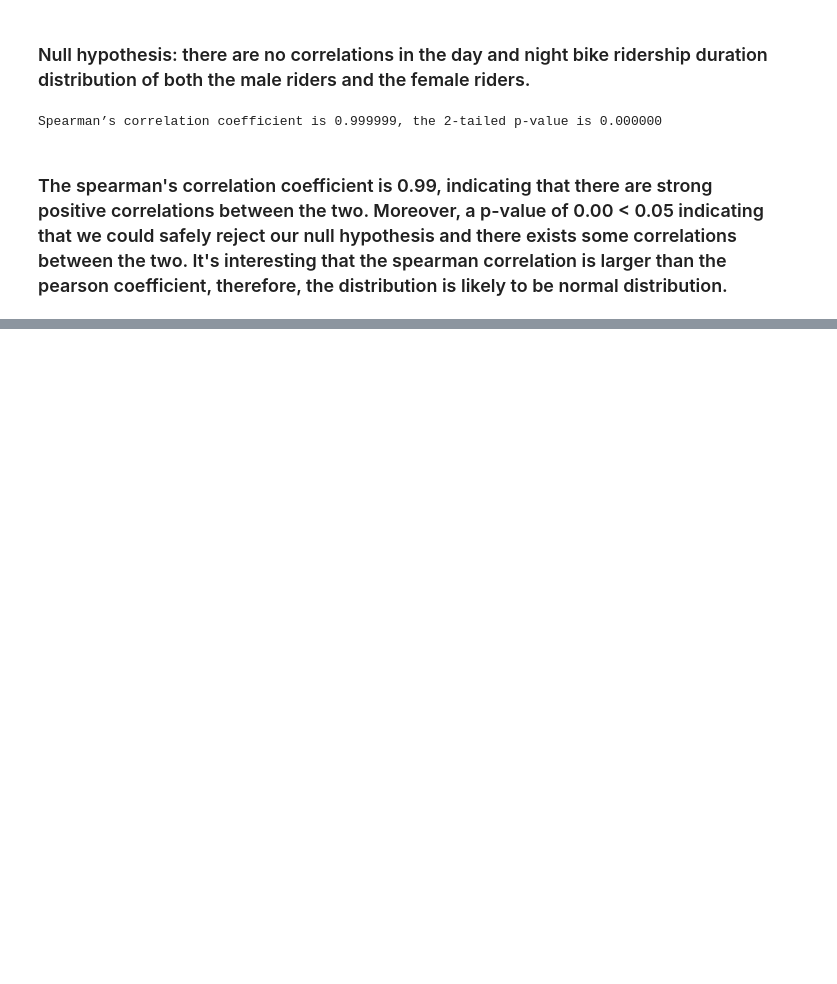
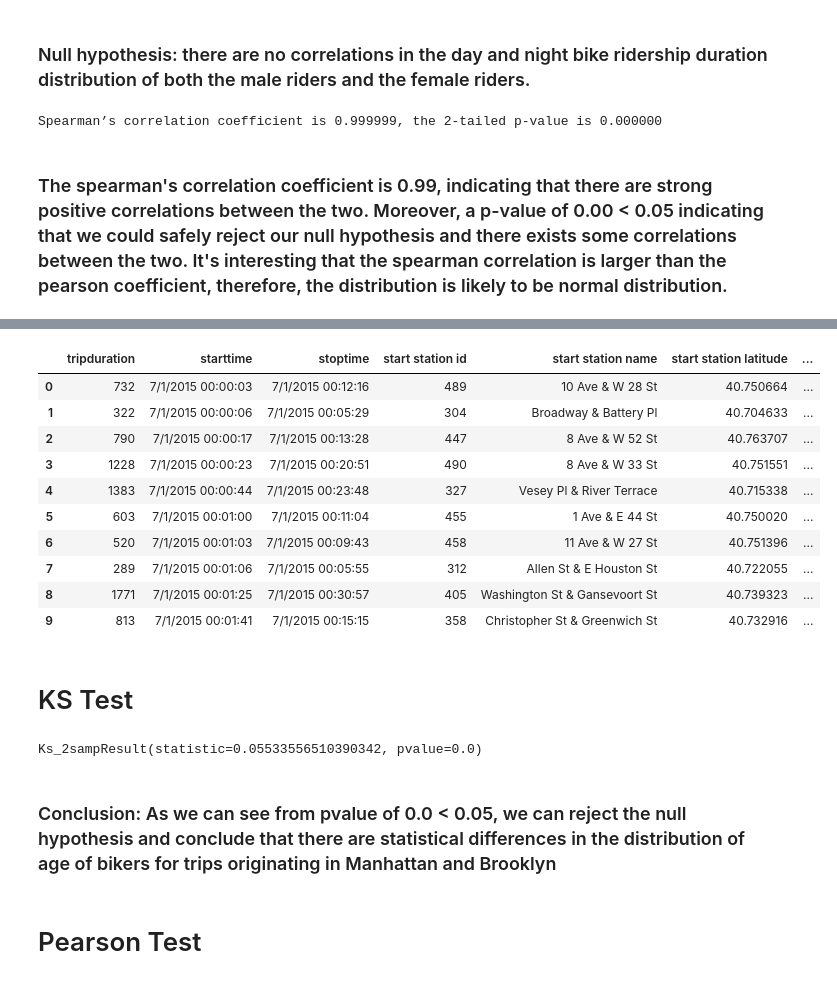
Before and after one commit to ace-gabriel/PUI2018_ty1045, a Jupyter notebook: HW6_ty1045/Assignment4_ty1045.ipynb, the cells around one changed output, grey strips where cells are left out. Saved outputs shown, nothing was run; the diff lists cells and outputs as text; code cells hidden in the pictures; blank space fills up the shorter version.

```diff
--- a/HW6_ty1045/Assignment4_ty1045.ipynb
+++ b/HW6_ty1045/Assignment4_ty1045.ipynb
@@ -483,0 +490,41 @@ Spearman’s correlation coefficient is 0.999999, the 2-tailed p-value is 0.0000
+# %%
+# We will still make use of the previous data from 2015.7 and 2015.8
+# Use the max & min coordinates of Manhattan and Brooklyn to obtain borough
+# get this idea online by searching in stack overflow
+B_MIN_LONG = -74.0418978864012
+B_MIN_LAT = 40.5695382235533
+B_MAX_LONG = -73.8335606267475
+B_MAX_LAT = 40.7391362164936
+
+M_MIN_LONG = -74.0477310881111
+M_MIN_LAT = 40.68292519539
+M_MAX_LONG = -73.9066524219675
+M_MAX_LAT = 40.8790463395808
+# %%
+def get_area(row):
+
+    if (B_MIN_LAT <= row['start station latitude'] <= B_MAX_LAT) \
+    &(B_MIN_LONG <= row['start station longitude'] <= B_MAX_LONG):
+        return 'Brooklyn'
+
+    elif (M_MIN_LAT <= row['start station latitude'] <= M_MAX_LAT)\
+    &(M_MIN_LONG <= row['start station longitude'] <= M_MAX_LONG):
+        return 'Manhattan'
+
+    return 'Other'
+# %%
+bike_data['area'] = bike_data.apply(get_area, axis=1)
+# %%
+bike_data.head(10)
+# %% [output]
+|  | tripduration | starttime | stoptime | start station id | start station name | start station latitude | ... |
+| 0 | 732 | 7/1/2015 00:00:03 | 7/1/2015 00:12:16 | 489 | 10 Ave & W 28 St | 40.750664 | ... |
+| 1 | 322 | 7/1/2015 00:00:06 | 7/1/2015 00:05:29 | 304 | Broadway & Battery Pl | 40.704633 | ... |
+| 2 | 790 | 7/1/2015 00:00:17 | 7/1/2015 00:13:28 | 447 | 8 Ave & W 52 St | 40.763707 | ... |
+| 3 | 1228 | 7/1/2015 00:00:23 | 7/1/2015 00:20:51 | 490 | 8 Ave & W 33 St | 40.751551 | ... |
+| 4 | 1383 | 7/1/2015 00:00:44 | 7/1/2015 00:23:48 | 327 | Vesey Pl & River Terrace | 40.715338 | ... |
+| 5 | 603 | 7/1/2015 00:01:00 | 7/1/2015 00:11:04 | 455 | 1 Ave & E 44 St | 40.750020 | ... |
+| 6 | 520 | 7/1/2015 00:01:03 | 7/1/2015 00:09:43 | 458 | 11 Ave & W 27 St | 40.751396 | ... |
+| 7 | 289 | 7/1/2015 00:01:06 | 7/1/2015 00:05:55 | 312 | Allen St & E Houston St | 40.722055 | ... |
+| 8 | 1771 | 7/1/2015 00:01:25 | 7/1/2015 00:30:57 | 405 | Washington St & Gansevoort St | 40.739323 | ... |
+| 9 | 813 | 7/1/2015 00:01:41 | 7/1/2015 00:15:15 | 358 | Christopher St & Greenwich St | 40.732916 | ... |
@@ -483,0 +537,11 @@ Spearman’s correlation coefficient is 0.999999, the 2-tailed p-value is 0.0000
+# %% [markdown]
+# KS Test
+# %%
+ks = scipy.stats.ks_2samp(BK, MA)
+print(ks)
+# %% [output]
+Ks_2sampResult(statistic=0.05533556510390342, pvalue=0.0)
+# %% [markdown]
+### Conclusion: As we can see from pvalue of 0.0 < 0.05, we can reject the null hypothesis and conclude that there are statistical differences in the distribution of age of bikers for trips originating in Manhattan and Brooklyn
+# %% [markdown]
+# Pearson Test
```
Also changed, not shown: parts of 10 cells of this notebook.
